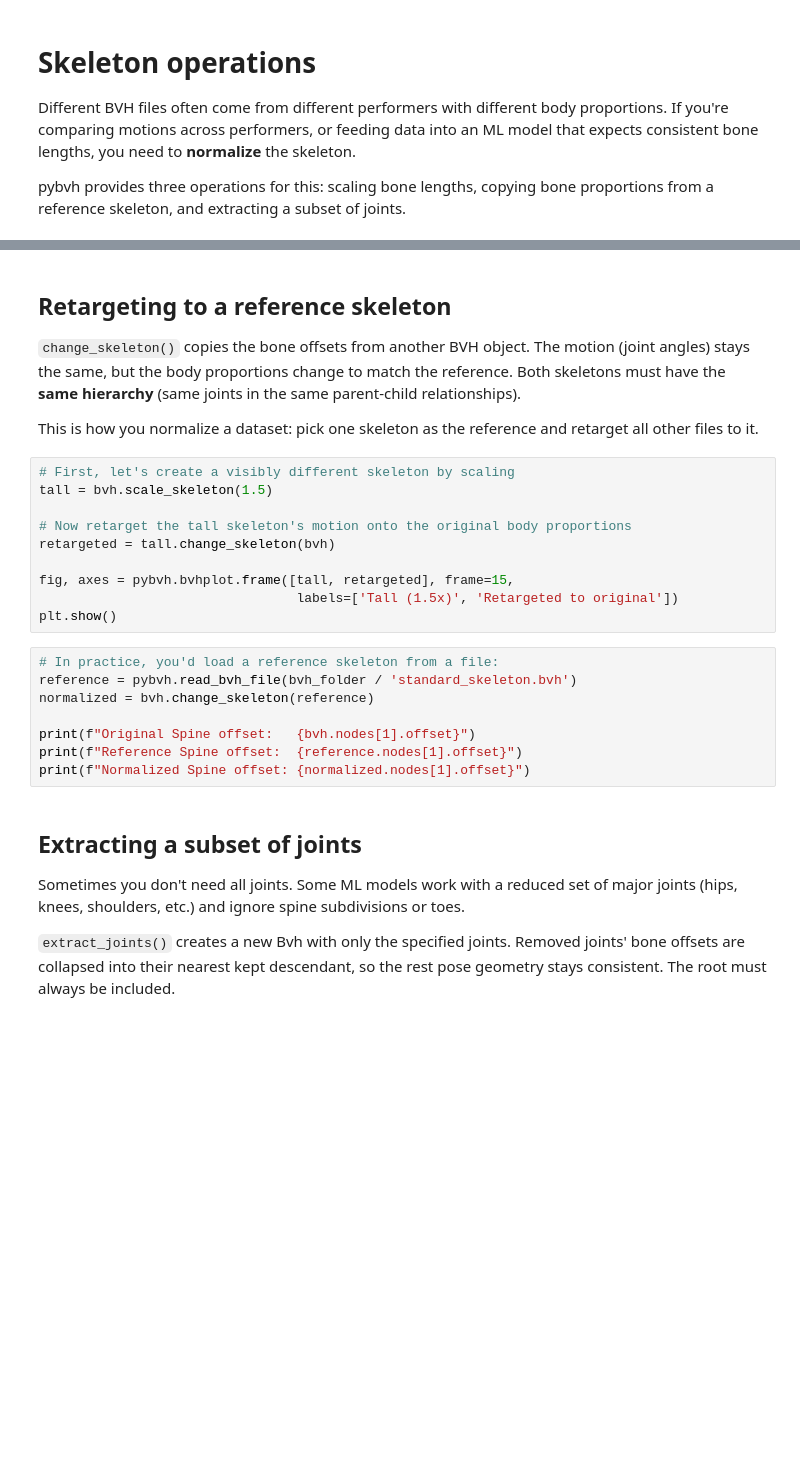
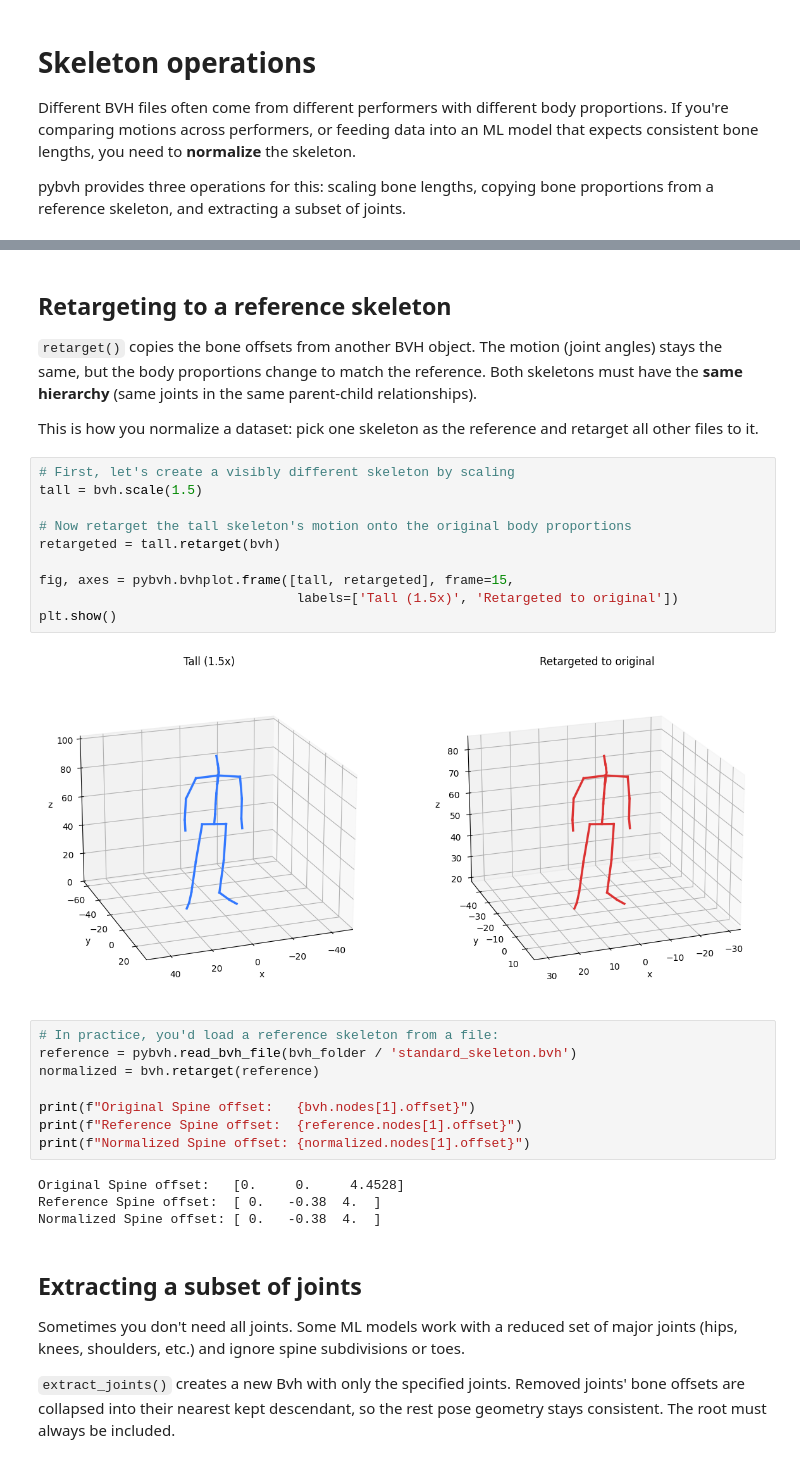
Before and after one commit to VictorS-67/pybvh, a Jupyter notebook: tutorials/2.Spatial_coordinates.ipynb, the cells around one changed output, grey strips where cells are left out. Drawn from its saved outputs; the diff is of its cells as text; blank space fills up the shorter version.

```diff
--- a/tutorials/2.Spatial_coordinates.ipynb
+++ b/tutorials/2.Spatial_coordinates.ipynb
@@ -141,27 +158,33 @@ print(f"Scaled Spine offset:   {small.nodes[1].offset}")
 # %% [markdown]
 ## Retargeting to a reference skeleton
 
-`change_skeleton()` copies the bone offsets from another BVH object. The motion (joint angles) stays the same, but the body proportions change to match the reference. Both skeletons must have the **same hierarchy** (same joints in the same parent-child relationships).
+`retarget()` copies the bone offsets from another BVH object. The motion (joint angles) stays the same, but the body proportions change to match the reference. Both skeletons must have the **same hierarchy** (same joints in the same parent-child relationships).
 
 This is how you normalize a dataset: pick one skeleton as the reference and retarget all other files to it.
 # %%
 # First, let's create a visibly different skeleton by scaling
-tall = bvh.scale_skeleton(1.5)
+tall = bvh.scale(1.5)
 
 # Now retarget the tall skeleton's motion onto the original body proportions
-retargeted = tall.change_skeleton(bvh)
+retargeted = tall.retarget(bvh)
 
 fig, axes = pybvh.bvhplot.frame([tall, retargeted], frame=15,
                                  labels=['Tall (1.5x)', 'Retargeted to original'])
 plt.show()
+# %% [output]
+[figure, added]
 # %%
 # In practice, you'd load a reference skeleton from a file:
 reference = pybvh.read_bvh_file(bvh_folder / 'standard_skeleton.bvh')
-normalized = bvh.change_skeleton(reference)
+normalized = bvh.retarget(reference)
 
 print(f"Original Spine offset:   {bvh.nodes[1].offset}")
 print(f"Reference Spine offset:  {reference.nodes[1].offset}")
 print(f"Normalized Spine offset: {normalized.nodes[1].offset}")
+# %% [output]
+Original Spine offset:   [0.     0.     4.4528]
+Reference Spine offset:  [ 0.   -0.38  4.  ]
+Normalized Spine offset: [ 0.   -0.38  4.  ]
 # %% [markdown]
 ## Extracting a subset of joints
 
```
Also changed, not shown: parts of 20 cells of this notebook, 6 other files.
